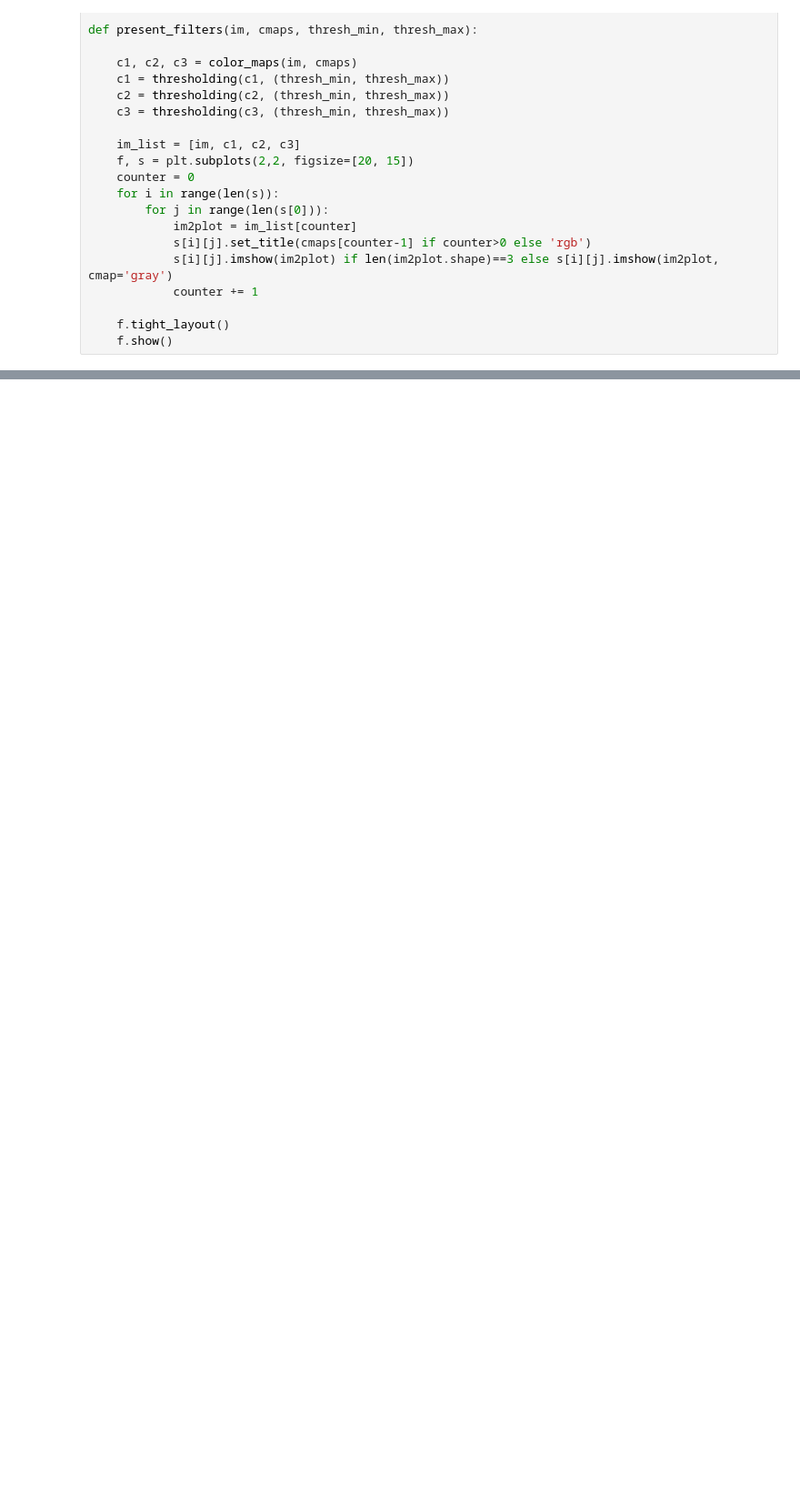
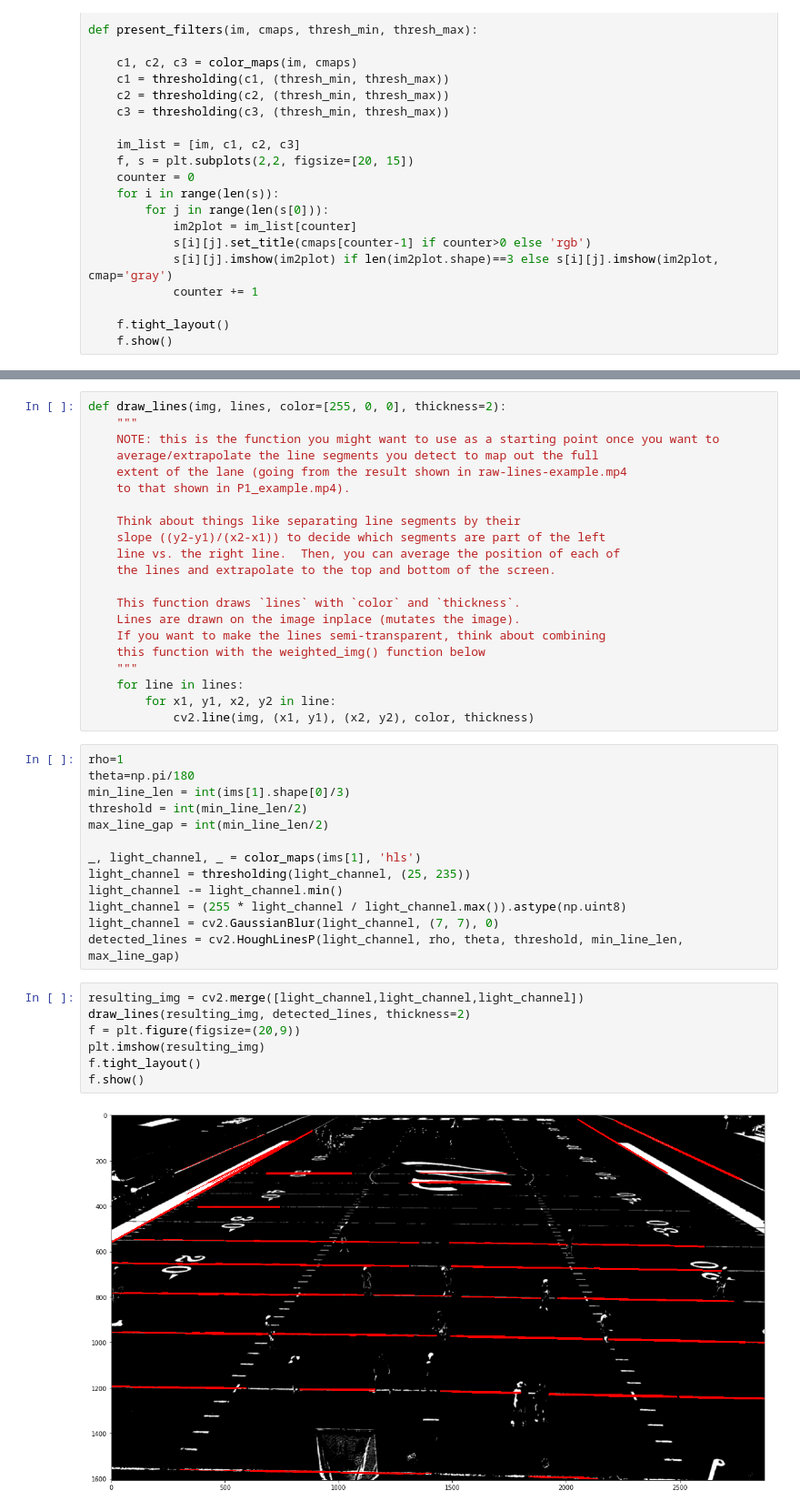
Before and after one commit to aponamarev-arajoy/PlayersBoundingBox, a Jupyter notebook: hypothesis_test.ipynb, the cells around one changed output, grey strips where cells are left out. Shown at 91% size. Cells and saved outputs as stored; diff of their text form; blank space fills up the shorter version.

Commit message:
Added line detection

```diff
--- a/hypothesis_test.ipynb
+++ b/hypothesis_test.ipynb
@@ -74,0 +77,43 @@ The HLS representation of an image presented above prove that **L (light)** chan
+# %%
+def draw_lines(img, lines, color=[255, 0, 0], thickness=2):
+    """
+    NOTE: this is the function you might want to use as a starting point once you want to
+    average/extrapolate the line segments you detect to map out the full
+    extent of the lane (going from the result shown in raw-lines-example.mp4
+    to that shown in P1_example.mp4).
+
+    Think about things like separating line segments by their
+    slope ((y2-y1)/(x2-x1)) to decide which segments are part of the left
+    line vs. the right line.  Then, you can average the position of each of
+    the lines and extrapolate to the top and bottom of the screen.
+
+    This function draws `lines` with `color` and `thickness`.
+    Lines are drawn on the image inplace (mutates the image).
+    If you want to make the lines semi-transparent, think about combining
+    this function with the weighted_img() function below
+    """
+    for line in lines:
+        for x1, y1, x2, y2 in line:
+            cv2.line(img, (x1, y1), (x2, y2), color, thickness)
+# %%
+rho=1
+theta=np.pi/180
+min_line_len = int(ims[1].shape[0]/3)
+threshold = int(min_line_len/2)
+max_line_gap = int(min_line_len/2)
+
+_, light_channel, _ = color_maps(ims[1], 'hls')
+light_channel = thresholding(light_channel, (25, 235))
+light_channel -= light_channel.min()
+light_channel = (255 * light_channel / light_channel.max()).astype(np.uint8)
+light_channel = cv2.GaussianBlur(light_channel, (7, 7), 0)
+detected_lines = cv2.HoughLinesP(light_channel, rho, theta, threshold, min_line_len, max_line_gap)
+# %%
+resulting_img = cv2.merge([light_channel,light_channel,light_channel])
+draw_lines(resulting_img, detected_lines, thickness=2)
+f = plt.figure(figsize=(20,9))
+plt.imshow(resulting_img)
+f.tight_layout()
+f.show()
+# %% [output]
+[figure, added]
```
Also changed, not shown: parts of 2 cells of this notebook.
